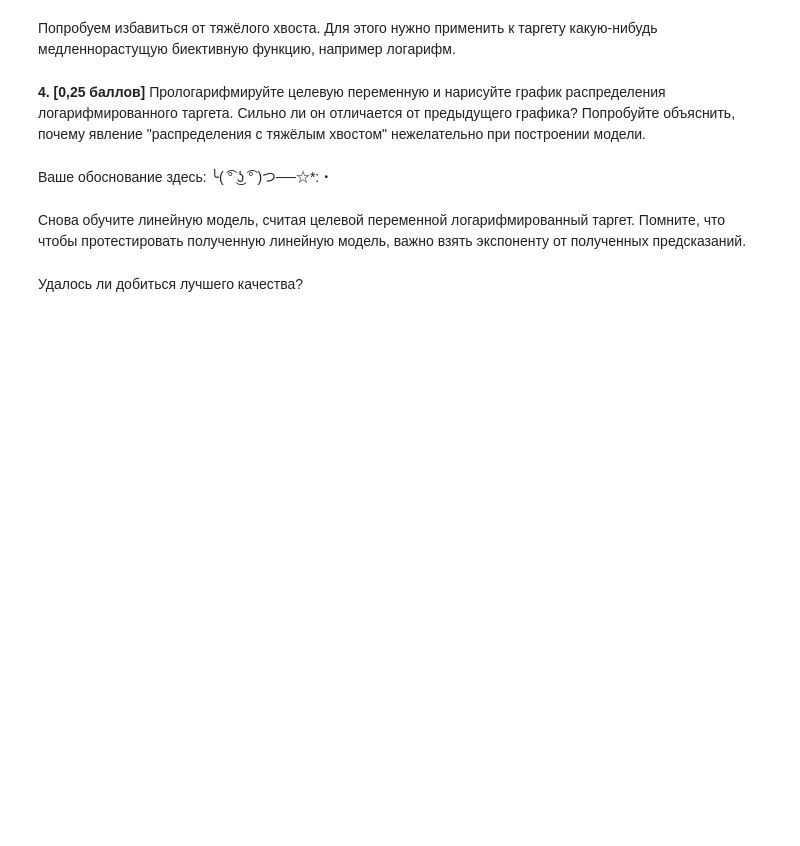
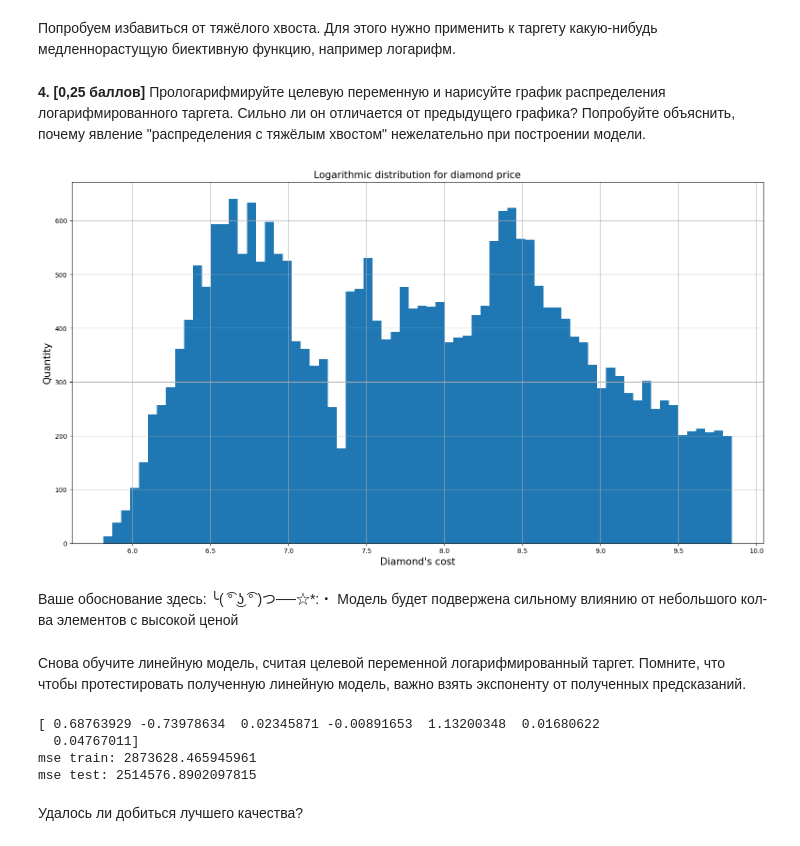
Before and after one commit to sudakovcom/linear-algebra-labs, a Jupyter notebook: lab-2/HSE Lab (linear regression) 21-22.ipynb, the cells around one changed output. Drawn from its saved outputs; the diff is of its cells as text; code cells hidden in the pictures; blank space fills up the shorter version.

```diff
--- a/lab-2/HSE Lab (linear regression) 21-22.ipynb
+++ b/lab-2/HSE Lab (linear regression) 21-22.ipynb
@@ -337,4 +398,16 @@ print(data[:, numeric_features])
-# %% [markdown]
-Ваше обоснование здесь: ╰( ͡° ͜ʖ ͡° )つ──☆*:・
+# %%
+# ╰( ͡° ͜ʖ ͡° )つ──☆*:・ﾟ
+plt.figure(figsize = (19, 10))
+plt.hist(np.log(y_train), bins = 70)
+plt.title('Logarithmic distribution for diamond price', fontsize=15)
+plt.xlabel("Diamond's cost", fontsize=15)
+plt.ylabel('Quantity', fontsize=15)
+plt.grid()
+plt.show()
+# %% [output]
+[figure, added]
+# %% [markdown]
+Ваше обоснование здесь: ╰( ͡° ͜ʖ ͡° )つ──☆*:・
+Модель будет подвержена сильному влиянию от небольшого кол-ва элементов с высокой ценой
 # %% [markdown]
 Снова обучите линейную модель, считая целевой переменной логарифмированный таргет. Помните, что чтобы протестировать полученную линейную модель, важно взять экспоненту от полученных предсказаний.
@@ -343,3 +414,28 @@ print(data[:, numeric_features])
+# %%
+# ╰( ͡° ͜ʖ ͡° )つ──☆*:・ﾟ
+x_train = train[:, numeric_features][:, :-1]
+y_train = train[:, numeric_features][:, -1]
+np.ones(x_train.shape[0]).reshape(x_train.shape[0],1)
+x_train = np.concatenate((np.ones(x_train.shape[0]).reshape(x_train.shape[0],1), x_train), axis = 1)
+x_train = x_train.astype(float)
+y_train = y_train.astype(float)
+
+sol = np.linalg.inv(x_train.T@x_train)@x_train.T@np.log(y_train)
+print(sol)
+mse_train = np.square(np.exp(x_train@sol) - y_train).mean()
+print("mse train: " + str(mse_train))
+x_test = test[:, numeric_features][:, :-1]
+y_test = test[:, numeric_features][:, -1]
+x_test = np.concatenate((np.ones(x_test.shape[0]).reshape(x_test.shape[0],1), x_test), axis = 1)
+x_test = x_test.astype(float)
+y_test = y_test.astype(float)
+mse_test = np.square(np.exp(x_test@sol) - y_test).mean()
+print("mse test: " + str(mse_test))
+# %% [output]
+[ 0.68763929 -0.73978634  0.02345871 -0.00891653  1.13200348  0.01680622
+  0.04767011]
+mse train: 2873628.465945961
+mse test: 2514576.8902097815
 # %% [markdown]
 Удалось ли добиться лучшего качества?
 # %% [markdown]
```
Also changed, not shown: parts of 15 cells of this notebook.
